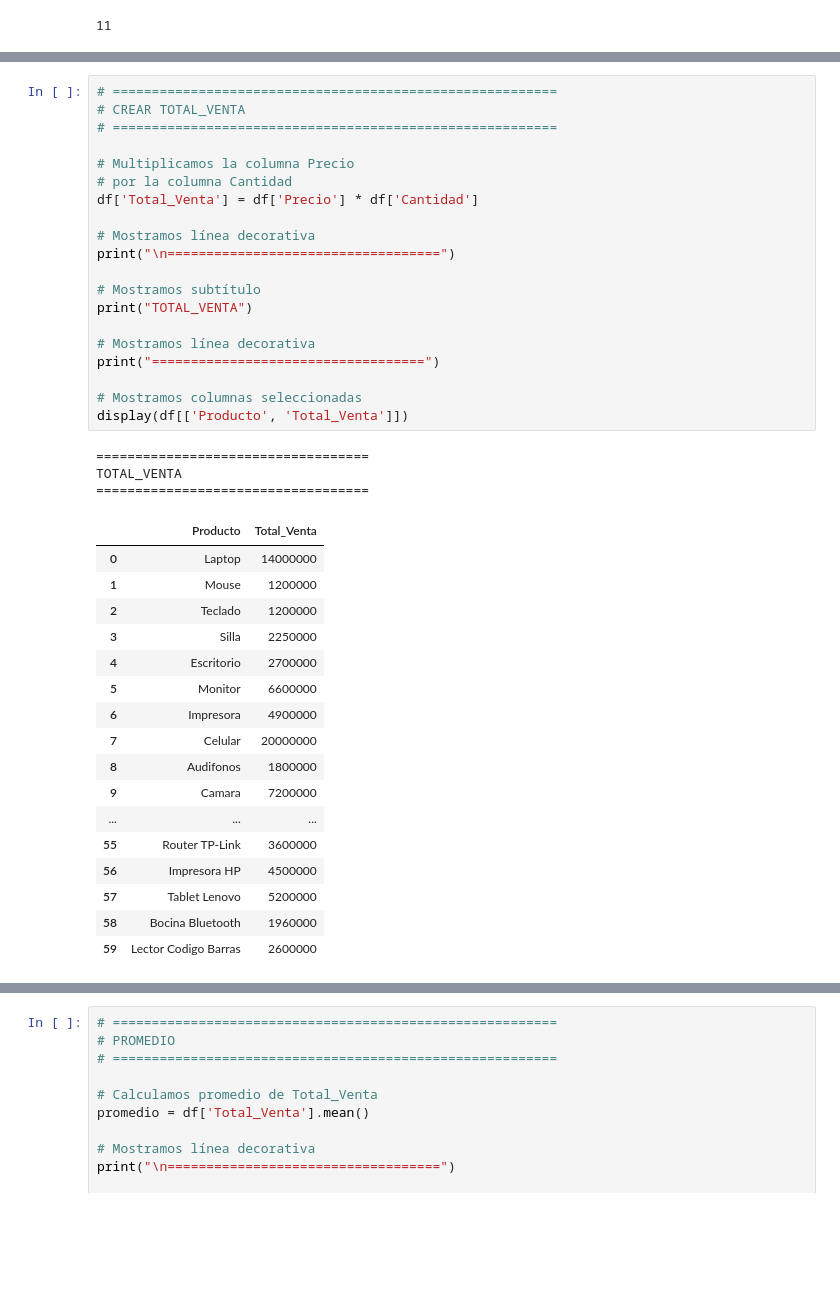
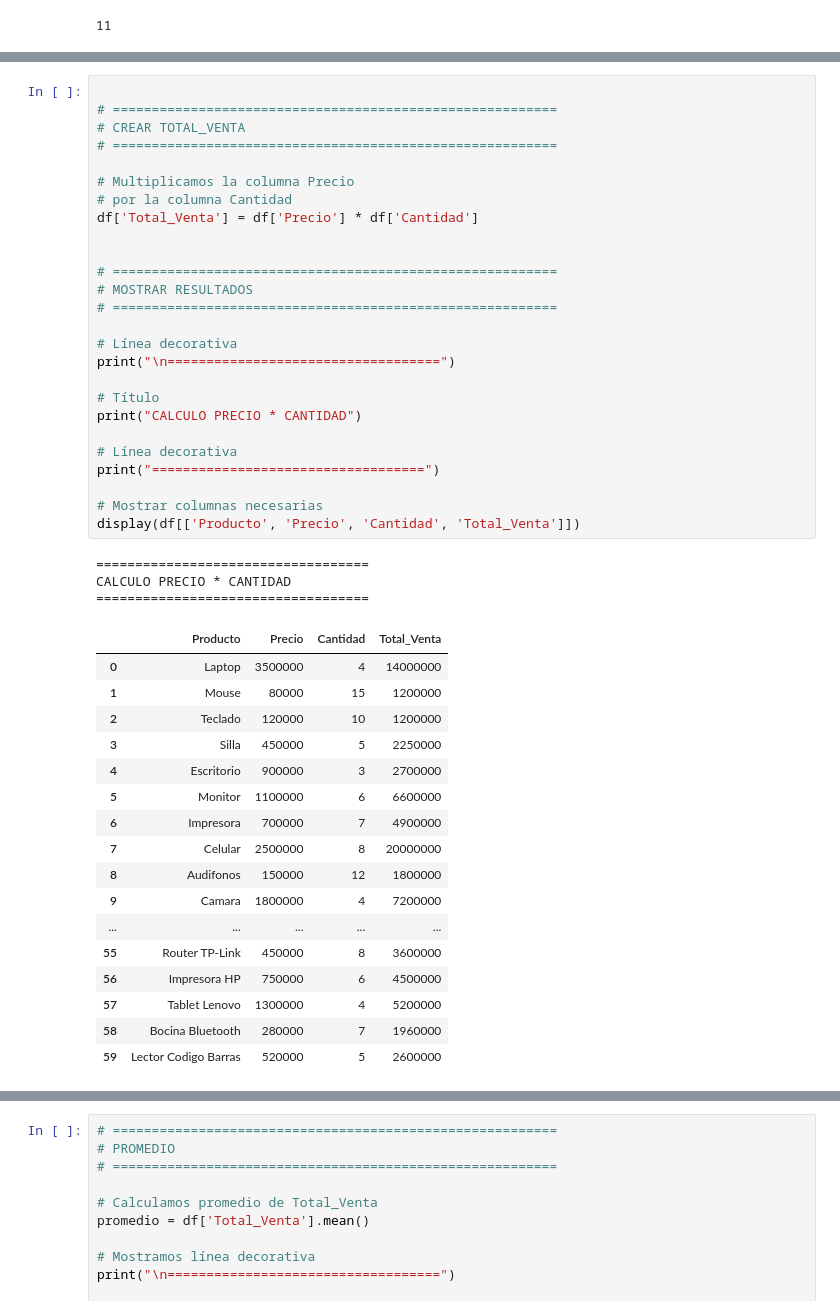
Before and after one commit to anyelakaterine/practica-pandas-python, a Jupyter notebook: Taller-pandas.ipynb, the cells around one changed output, grey strips where cells are left out. Drawn from its saved outputs; the diff is of its cells as text; blank space fills up the shorter version.

```diff
--- a/Taller-pandas.ipynb
+++ b/Taller-pandas.ipynb
@@ -222,43 +224,49 @@ DESCRIPCION ESTADISTICA
 # %%
+
 # =========================================================
 # CREAR TOTAL_VENTA
 # =========================================================
 
 # Multiplicamos la columna Precio
 # por la columna Cantidad
 df['Total_Venta'] = df['Precio'] * df['Cantidad']
 
-# Mostramos línea decorativa
+
+# =========================================================
+# MOSTRAR RESULTADOS
+# =========================================================
+
+# Línea decorativa
 print("\n===================================")
 
-# Mostramos subtítulo
-print("TOTAL_VENTA")
+# Título
+print("CALCULO PRECIO * CANTIDAD")
 
-# Mostramos línea decorativa
+# Línea decorativa
 print("===================================")
 
-# Mostramos columnas seleccionadas
-display(df[['Producto', 'Total_Venta']])
+# Mostrar columnas necesarias
+display(df[['Producto', 'Precio', 'Cantidad', 'Total_Venta']])
 # %% [output]
 ===================================
-TOTAL_VENTA
+CALCULO PRECIO * CANTIDAD
 ===================================
-|  | Producto | Total_Venta |
-| 0 | Laptop | 14000000 |
-| 1 | Mouse | 1200000 |
-| 2 | Teclado | 1200000 |
-| 3 | Silla | 2250000 |
-| 4 | Escritorio | 2700000 |
-| 5 | Monitor | 6600000 |
-| 6 | Impresora | 4900000 |
-| 7 | Celular | 20000000 |
-| 8 | Audifonos | 1800000 |
-| 9 | Camara | 7200000 |
-| ... | ... | ... |
-| 55 | Router TP-Link | 3600000 |
-| 56 | Impresora HP | 4500000 |
-| 57 | Tablet Lenovo | 5200000 |
-| 58 | Bocina Bluetooth | 1960000 |
-| 59 | Lector Codigo Barras | 2600000 |
+|  | Producto | Precio | Cantidad | Total_Venta |
+| 0 | Laptop | 3500000 | 4 | 14000000 |
+| 1 | Mouse | 80000 | 15 | 1200000 |
+| 2 | Teclado | 120000 | 10 | 1200000 |
+| 3 | Silla | 450000 | 5 | 2250000 |
+| 4 | Escritorio | 900000 | 3 | 2700000 |
+| 5 | Monitor | 1100000 | 6 | 6600000 |
+| 6 | Impresora | 700000 | 7 | 4900000 |
+| 7 | Celular | 2500000 | 8 | 20000000 |
+| 8 | Audifonos | 150000 | 12 | 1800000 |
+| 9 | Camara | 1800000 | 4 | 7200000 |
+| ... | ... | ... | ... | ... |
+| 55 | Router TP-Link | 450000 | 8 | 3600000 |
+| 56 | Impresora HP | 750000 | 6 | 4500000 |
+| 57 | Tablet Lenovo | 1300000 | 4 | 5200000 |
+| 58 | Bocina Bluetooth | 280000 | 7 | 1960000 |
+| 59 | Lector Codigo Barras | 520000 | 5 | 2600000 |
 # %%
 # =========================================================
```
Also changed, not shown: parts of 3 cells of this notebook.
